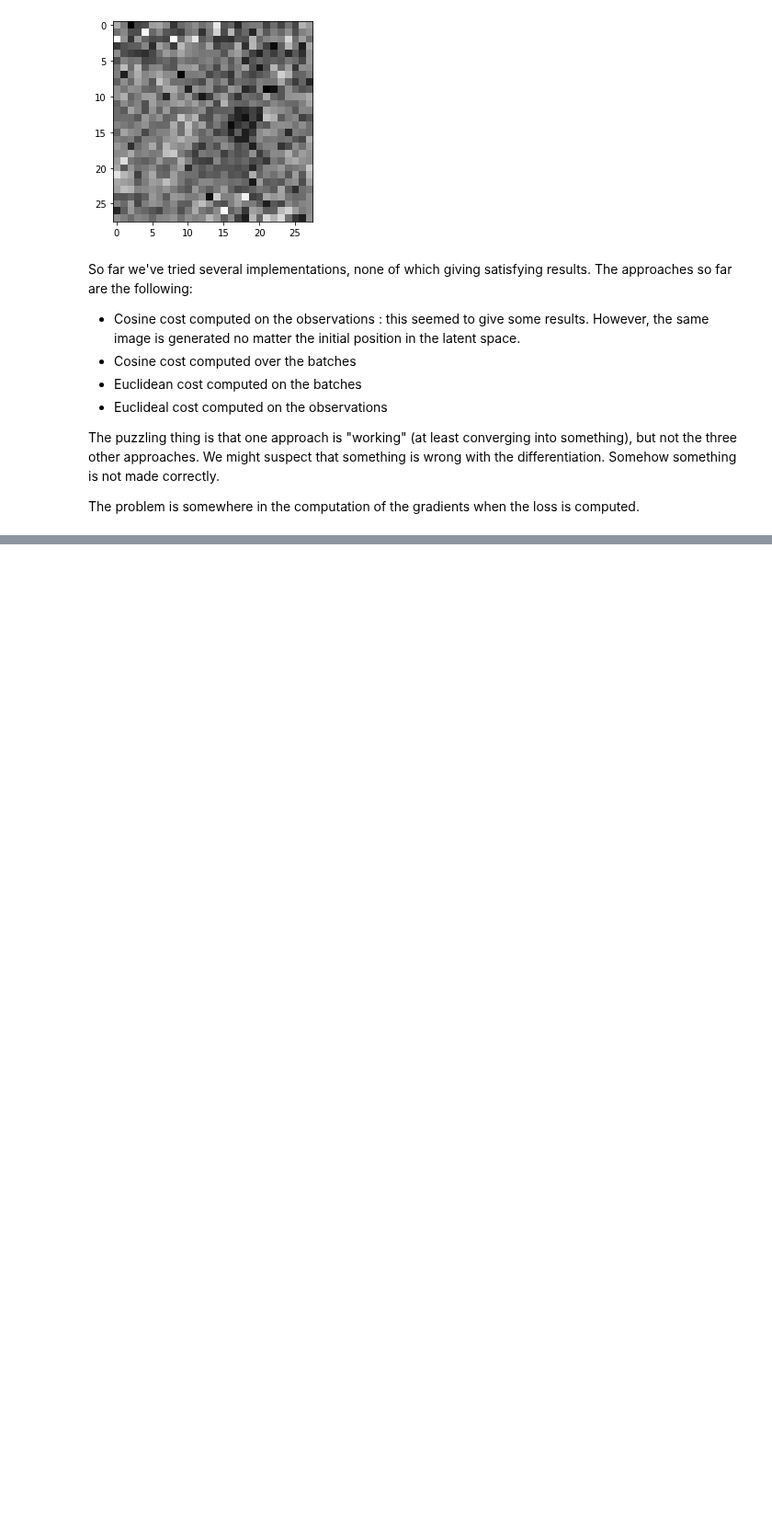
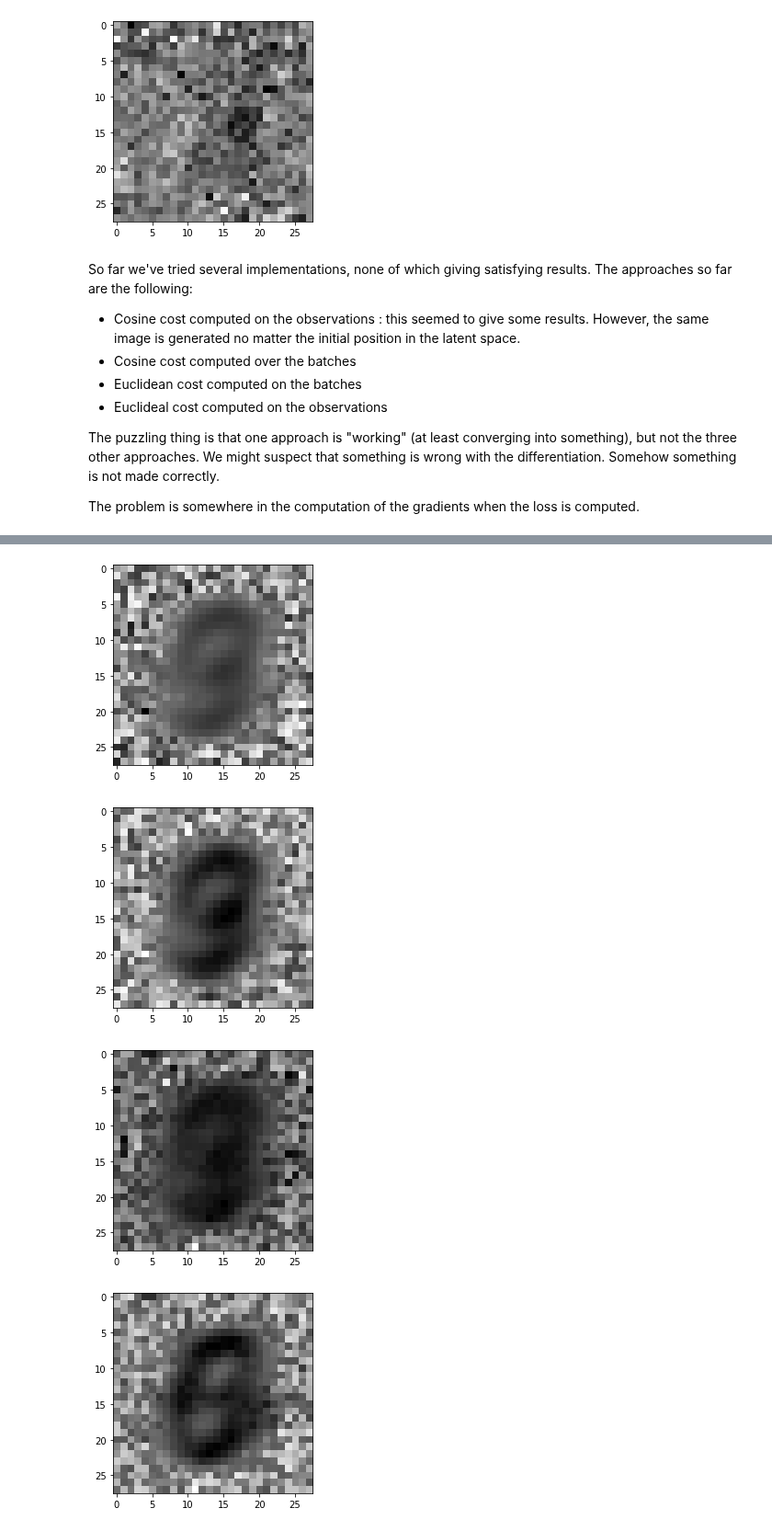
Before and after one commit to gabrielkasmi/ot_gan_ensae, a Jupyter notebook: autodiff_ot_gan_checkpoint.ipynb, the cells around one changed output, grey strips where cells are left out. Shown at 92% size. Drawn from its saved outputs; the diff is of its cells as text; code cells hidden in the pictures; blank space fills up the shorter version.

```diff
--- a/autodiff_ot_gan_checkpoint.ipynb
+++ b/autodiff_ot_gan_checkpoint.ipynb
@@ -1047,0 +1182,8 @@ The problem is somewhere in the computation of the gradients when the loss is co
+# %%
+for img in samples_evolution_sk:
+  imshow(img)
+# %% [output]
+[figure, added]
+[figure, added]
+[figure, added]
+[figure, added]
```
Also changed, not shown: parts of 12 cells of this notebook.
